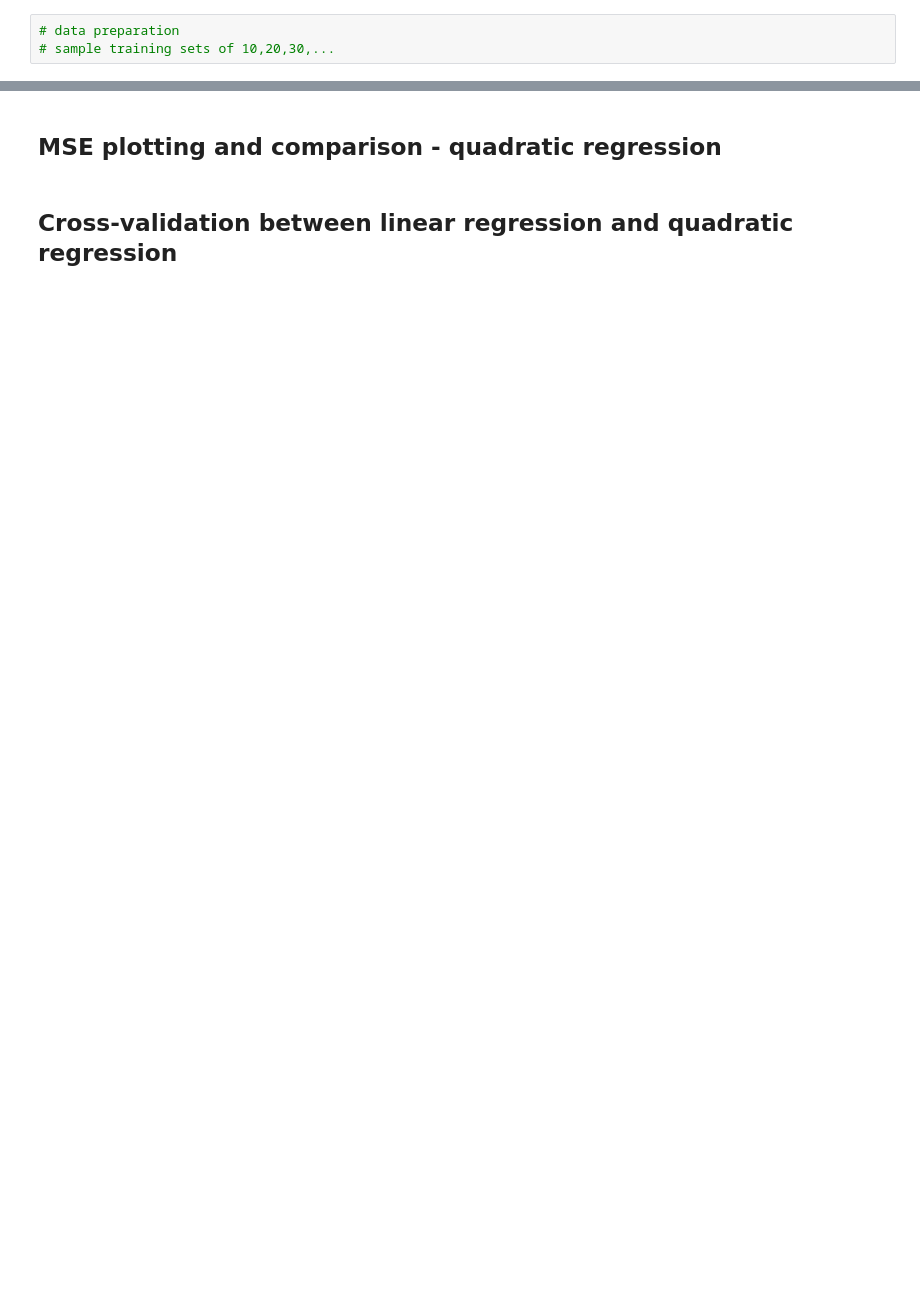
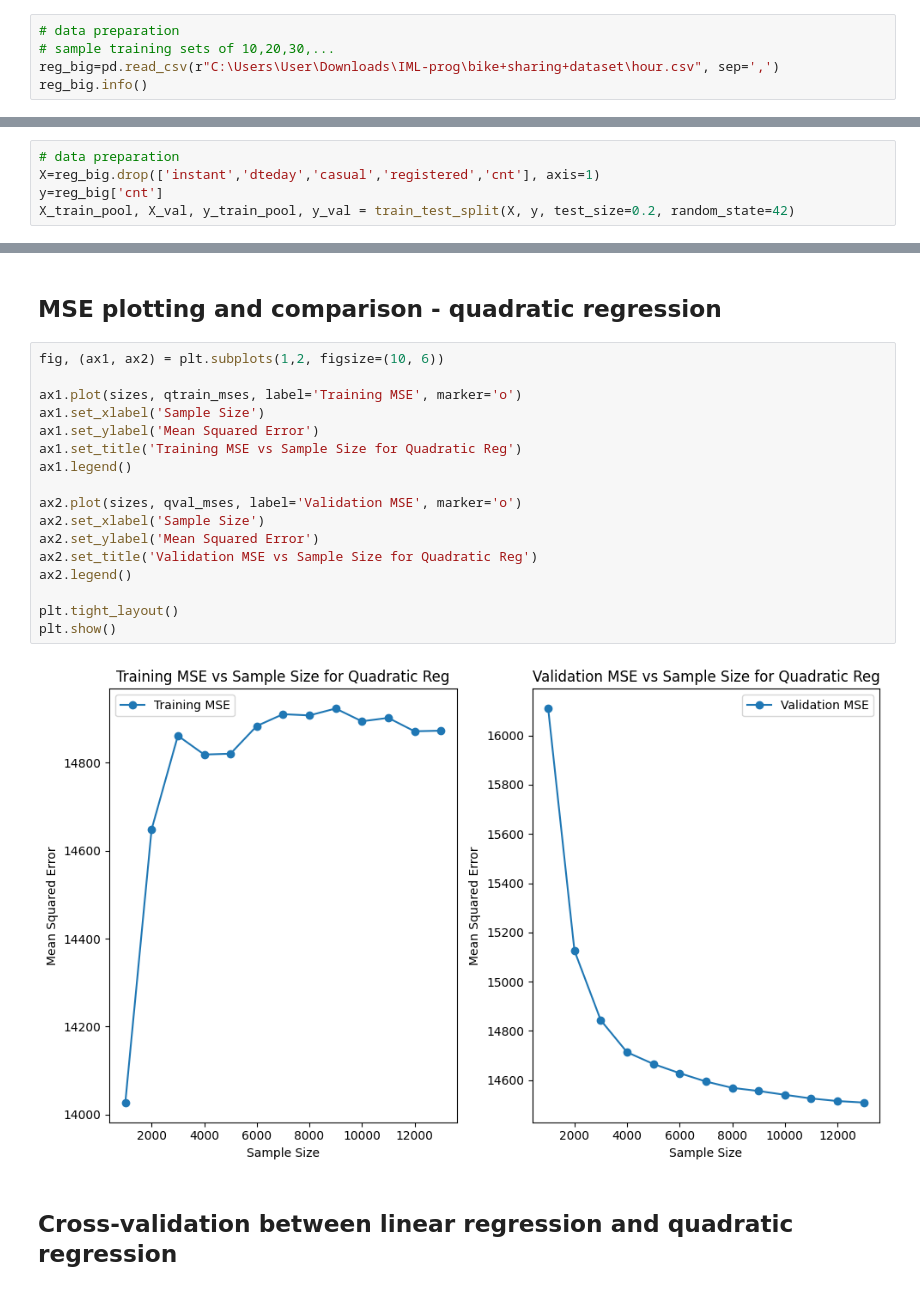
Before and after one commit to shuteva/IML-prog, a Jupyter notebook: lab1_BeatrizMia.ipynb, the cells around one changed output, grey strips where cells are left out. Cells and saved outputs as stored; diff of their text form; blank space fills up the shorter version.

```diff
--- a/lab1_BeatrizMia.ipynb
+++ b/lab1_BeatrizMia.ipynb
@@ -18,3 +32,5 @@ import matplotlib.pyplot as plt
 # %%
 # data preparation
 # sample training sets of 10,20,30,...
+reg_big=pd.read_csv(r"C:\Users\User\Downloads\IML-prog\bike+sharing+dataset\hour.csv", sep=',')
+reg_big.info()
@@ -20,0 +55,5 @@ import matplotlib.pyplot as plt
+# %%
+# data preparation
+X=reg_big.drop(['instant','dteday','casual','registered','cnt'], axis=1)
+y=reg_big['cnt']
+X_train_pool, X_val, y_train_pool, y_val = train_test_split(X, y, test_size=0.2, random_state=42)
@@ -35,5 +203,24 @@ import matplotlib.pyplot as plt
 # %% [markdown]
 ## MSE plotting and comparison - quadratic regression
+# %%
+fig, (ax1, ax2) = plt.subplots(1,2, figsize=(10, 6))
+
+ax1.plot(sizes, qtrain_mses, label='Training MSE', marker='o')
+ax1.set_xlabel('Sample Size')
+ax1.set_ylabel('Mean Squared Error')
+ax1.set_title('Training MSE vs Sample Size for Quadratic Reg')
+ax1.legend()
+
+ax2.plot(sizes, qval_mses, label='Validation MSE', marker='o')
+ax2.set_xlabel('Sample Size')
+ax2.set_ylabel('Mean Squared Error')
+ax2.set_title('Validation MSE vs Sample Size for Quadratic Reg')
+ax2.legend()
+
+plt.tight_layout()
+plt.show()
+# %% [output]
+[figure, added]
 # %% [markdown]
 ## Cross-validation between linear regression and quadratic regression
 # %%
```
Also changed, not shown: parts of 10 cells of this notebook, 27 other files.
